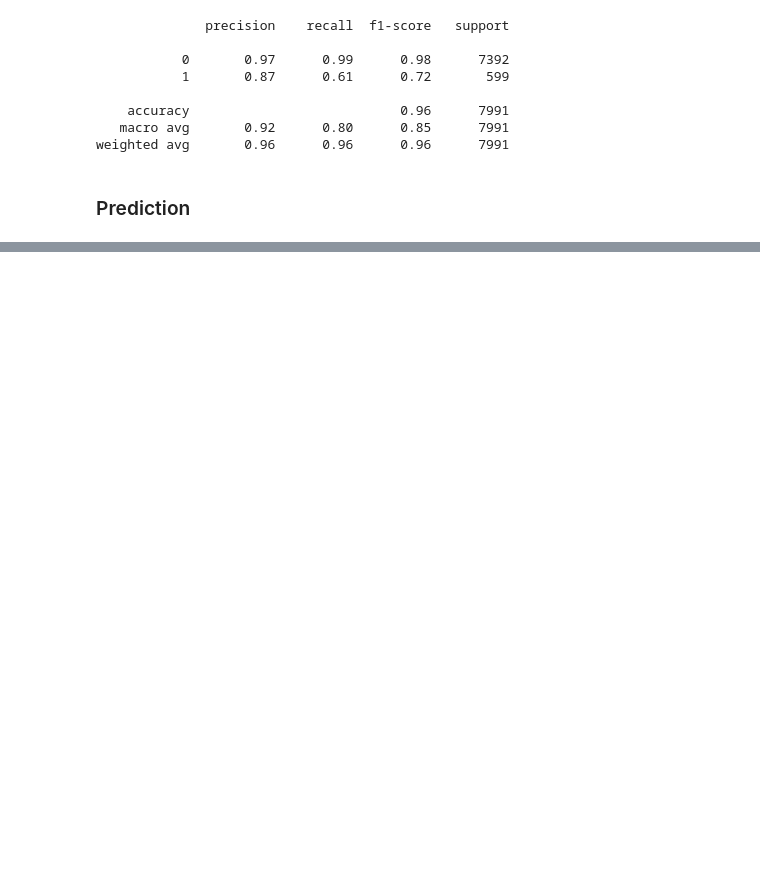
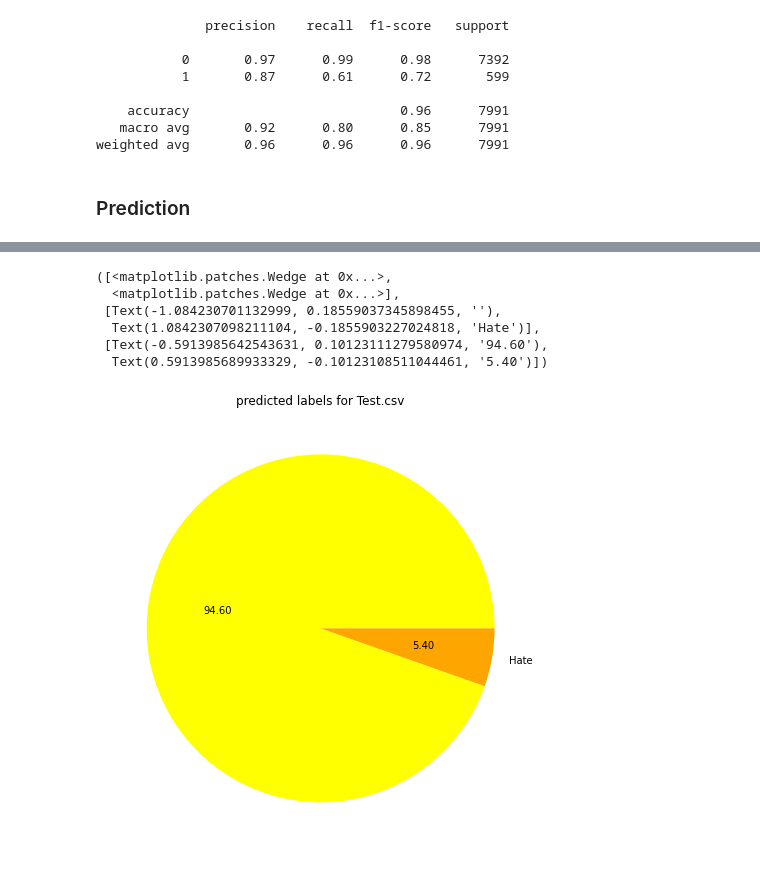
Before and after one commit to HeptaDecane/LP1_SEM7, a Jupyter notebook: C04/notebook.ipynb, the cells around one changed output, grey strips where cells are left out. Drawn from its saved outputs; the diff is of its cells as text; code cells hidden in the pictures; blank space fills up the shorter version.

```diff
--- a/C04/notebook.ipynb
+++ b/C04/notebook.ipynb
@@ -161,3 +152,7 @@ x_train, x_test, y_train, y_test = train_test_split(x,y,test_size=0.001,random_s
+# %%
+x_train = train_df['tweet']
+y_train = train_df['label']
+x_test = test_df['tweet']
 # %%
 x_train = vectorizer.fit_transform(x_train)
 x_test = vectorizer.transform(x_test)
@@ -172,0 +159,2 @@ x_train.count()
+# %%
+model.fit(x_train,y_train)
@@ -172,0 +166,4 @@ x_train.count()
+# %%
+prediction_df = test_df[['id']]
+prediction_df['label'] = model.predict(x_test)
+prediction_df
@@ -172,0 +184,12 @@ x_train.count()
+# %%
+fig, axs = plt.subplots(figsize=(8,8))
+axs.set_title('predicted labels for Test.csv')
+plt.pie(prediction_df['label'].value_counts(),labels=[None,'Hate'],autopct='%.2f',colors=['yellow','orange'])
+# %% [output]
+([<matplotlib.patches.Wedge at 0x...>,
+  <matplotlib.patches.Wedge at 0x...>],
+ [Text(-1.084230701132999, 0.18559037345898455, ''),
+  Text(1.0842307098211104, -0.1855903227024818, 'Hate')],
+ [Text(-0.5913985642543631, 0.10123111279580974, '94.60'),
+  Text(0.5913985689933329, -0.10123108511044461, '5.40')])
+[figure, added]
```
Also changed, not shown: parts of 10 cells of this notebook.
